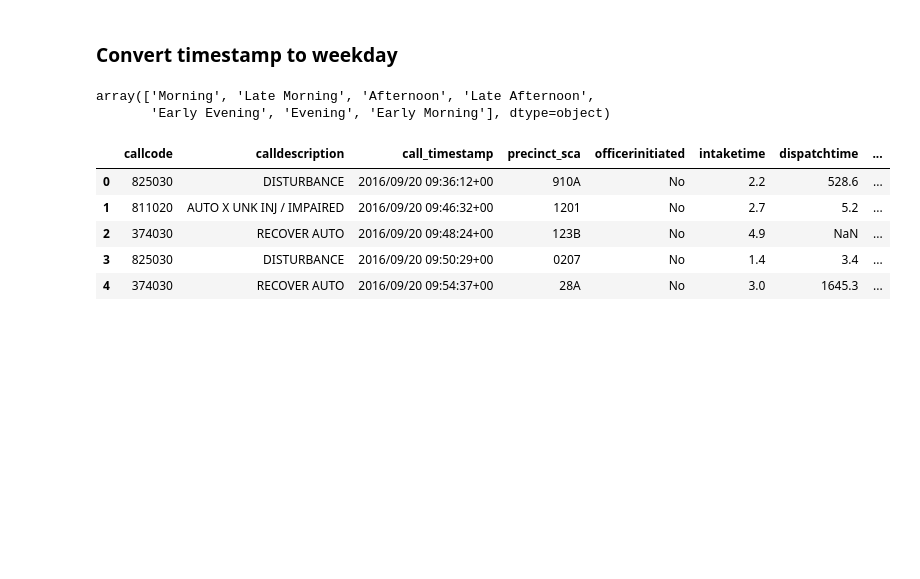
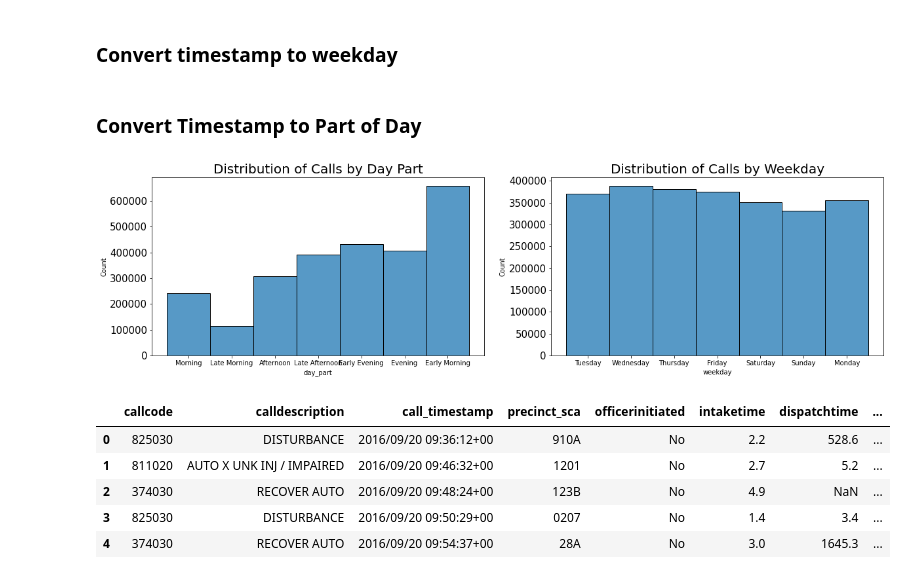
Before and after one commit to jedc4xer/model_assessment, a Jupyter notebook: xgb_improved.ipynb, the cells around one changed output. Saved outputs shown, nothing was run; the diff lists cells and outputs as text; code cells hidden in the pictures; blank space fills up the shorter version.

```diff
--- a/xgb_improved.ipynb
+++ b/xgb_improved.ipynb
@@ -93,6 +162,8 @@ def return_weekday(time_stamp):
     return dt.datetime.strftime(time, '%A')
 
 detroit_df['weekday'] = detroit_df['call_timestamp'].apply(lambda x: return_weekday(x))
+# %% [markdown]
+### Convert Timestamp to Part of Day
 # %%
 def get_daypart(time_stamp):
     time = dt.datetime.strptime(time_stamp, '%Y/%m/%d %H:%M:%S+00')
@@ -116,11 +187,15 @@ def get_daypart(time_stamp):
     return time_of_day
 
 detroit_df['day_part'] = detroit_df['call_timestamp'].apply(lambda x: get_daypart(x))
-# %%
-detroit_df.day_part.unique()
-# %% [output]
-array(['Morning', 'Late Morning', 'Afternoon', 'Late Afternoon',
-       'Early Evening', 'Evening', 'Early Morning'], dtype=object)
+# %%
+fig, axs = plt.subplots(1,2, figsize = (20,5))
+axs[0].set_title("Distribution of Calls by Day Part", fontsize = 20)
+axs[1].set_title("Distribution of Calls by Weekday", fontsize = 20)
+sns.histplot(data = detroit_df, x = 'day_part', ax = axs[0])
+sns.histplot(data = detroit_df, x = 'weekday', ax = axs[1])
+plt.show()
+# %% [output]
+[figure, added]
 # %%
 detroit_df.head()
 # %% [output]
```
Also changed, not shown: parts of 39 cells of this notebook, 8 other files.
